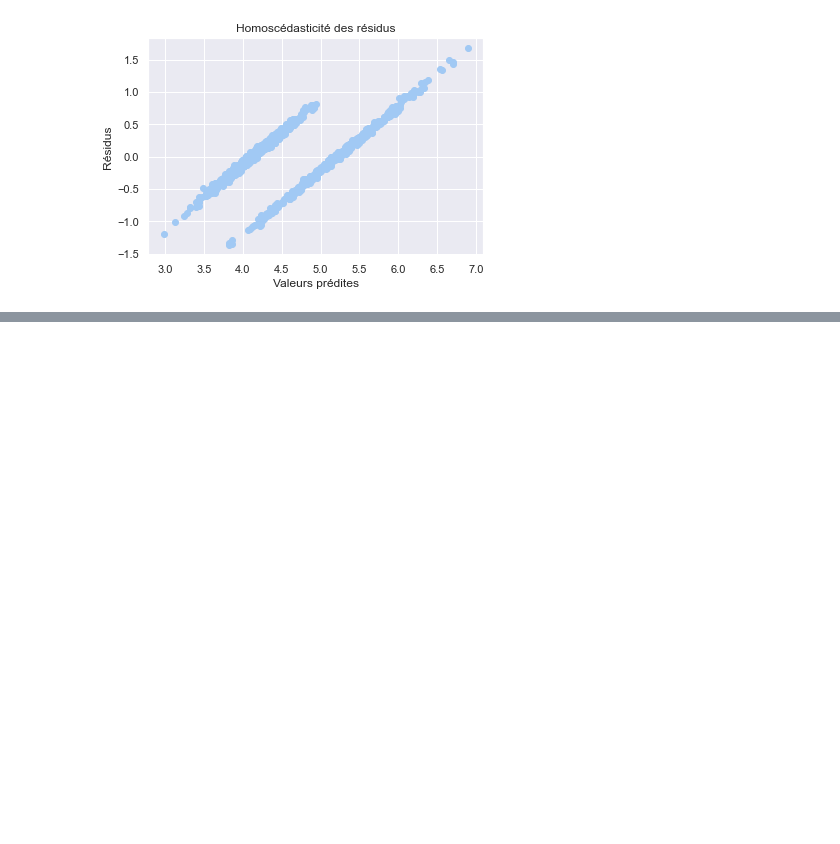
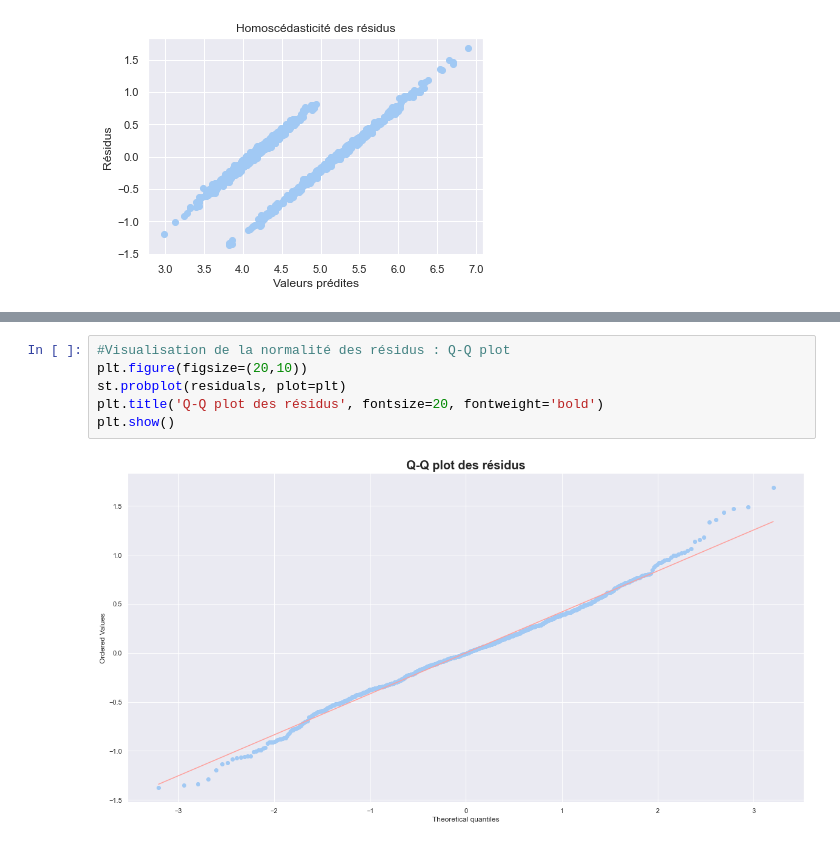
Before and after one commit to datadosreis/Detection-de-faux-billets, a Jupyter notebook: Sandbox_P10.ipynb, the cells around one changed output, grey strips where cells are left out. Drawn from its saved outputs; the diff is of its cells as text; blank space fills up the shorter version.

```diff
--- a/Sandbox_P10.ipynb
+++ b/Sandbox_P10.ipynb
@@ -553,0 +533,8 @@ voici le code pour détecter les observations influentes sur le modèle. Nous al
+# %%
+#Visualisation de la normalité des résidus : Q-Q plot
+plt.figure(figsize=(20,10))
+st.probplot(residuals, plot=plt)
+plt.title('Q-Q plot des résidus', fontsize=20, fontweight='bold')
+plt.show()
+# %% [output]
+[figure, added]
```
Also changed, not shown: parts of 53 cells of this notebook.
